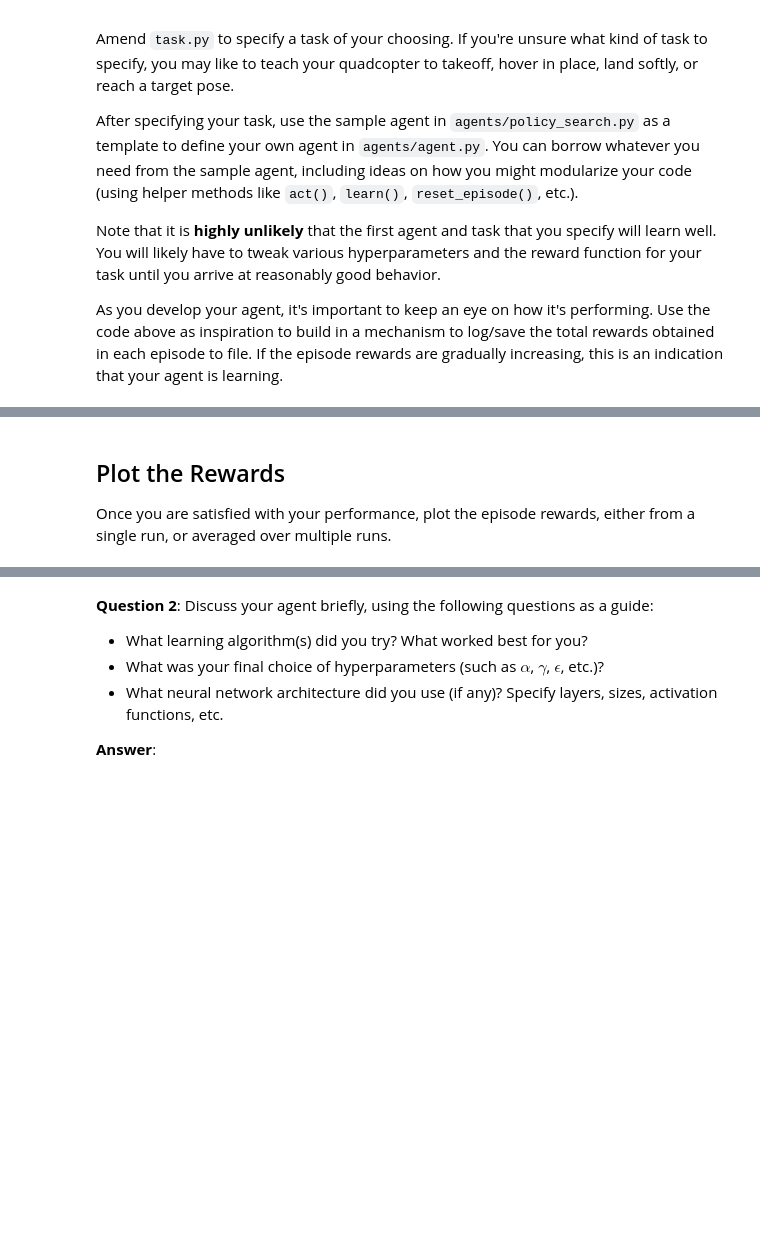
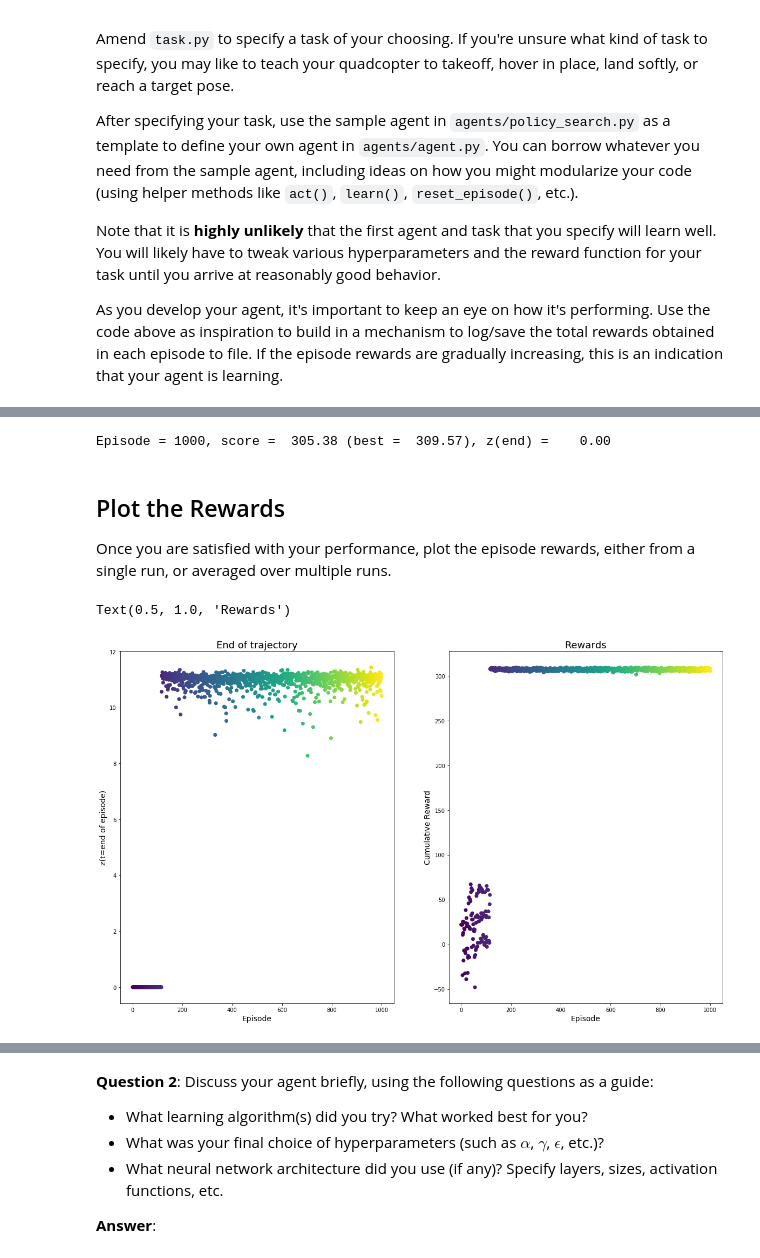
Before and after one commit to corasantos/Udacity-ML-Engineer-Nanodegree, a Jupyter notebook: Reinforcement Learning - Quadcopter/Quadcopter_Project.ipynb, the cells around one changed output, grey strips where cells are left out. Cells and saved outputs as stored; diff of their text form; code cells hidden in the pictures; blank space fills up the shorter version.

Commit message:
Updating task(z) and DDPG

```diff
--- a/Reinforcement Learning - Quadcopter/Quadcopter_Project.ipynb
+++ b/Reinforcement Learning - Quadcopter/Quadcopter_Project.ipynb
@@ -390,0 +236,39 @@ As you develop your agent, it's important to keep an eye on how it's performing.
+# %%
+num_episodes = 3
+target_pos = np.array([0., 0., 10.])
+#task = Task(target_pos=target_pos)
+#agent = DDPG(task)
+
+# For the output dataframe
+labels = ['episode','time', 'reward', 'x', 'y', 'z', 'phi', 'theta', 'psi', 'x_velocity',
+          'y_velocity', 'z_velocity', 'phi_velocity', 'theta_velocity',
+          'psi_velocity', 'rotor_speed1', 'rotor_speed2', 'rotor_speed3', 'rotor_speed4']
+results_aux = {x : [] for x in labels}
+
+for i_episode in range(1, num_episodes+1):
+    state = agent.reset_episode() # start a new episode
+    rewards = []
+    while True:
+        rotor_speeds = agent.act(state)
+        next_state, reward, done = task.step(rotor_speeds)
+        agent.step(rotor_speeds, reward, next_state, done)
+        state = next_state
+
+        # Saves results into a dataframe
+        to_save = [i_episode] + [task.sim.time] + [agent.score] + list(task.sim.pose) + list(task.sim.v) + list(task.sim.angular_v) + list(rotor_speeds)
+        for ii in range(len(labels)):
+            results_aux[labels[ii]].append(to_save[ii])
+
+        if done:
+            print("\rEpisode = {:4d}, score = {:7.2f} (best = {:7.2f}), z(end) = {:7.2f}".format(
+                i_episode, agent.score, agent.best_score,task.sim.pose[2]), end="")
+
+            rewards.append(agent.score)
+
+            break
+    sys.stdout.flush()
+
+
+print("\rEpisode = {:4d}, score = {:7.2f} (best = {:7.2f})".format(1000,305.38,309.57,end=""))
+# %% [output]
+Episode = 1000, score =  305.38 (best =  309.57), z(end) =    0.00
@@ -396,0 +290,35 @@ Once you are satisfied with your performance, plot the episode rewards, either f
+# %%
+results = pd.read_csv('z-zdot_angular.csv')
+
+episodeend = results[['episode','time']].groupby('episode').agg('max')
+episodeend = episodeend.reset_index(drop=False)
+
+results = pd.merge(results,
+                   episodeend,
+                   right_on=['episode','time'],
+                   left_on=['episode','time'],
+                   how='inner')
+
+fig = plt.figure(figsize=(20,12))
+ax = fig.add_subplot(121)
+ax.scatter(results['episode'],
+           results['z'],
+           c=cm.viridis(np.arange(0,len(results['episode']))/len(results['episode'])))
+ax.set_ylabel('z(t=end of episode)',fontsize=14)
+ax.set_xlabel('Episode',fontsize=14)
+ax.set_title('End of trajectory',fontsize=18)
+
+ax = fig.add_subplot(122)
+ax = plt.gca()
+ax.scatter(results['episode'],
+           results['reward'],
+           c=cm.viridis(np.arange(0,len(results['episode']))/len(results['episode'])))
+ax.scatter(results['episode'][results['z']>100],
+           results['reward'][results['z']>100],
+           marker='*',s=50)
+ax.set_ylabel('Cumulative Reward',fontsize=14)
+ax.set_xlabel('Episode',fontsize=14)
+ax.set_title('Rewards',fontsize=18)
+# %% [output]
+Text(0.5, 1.0, 'Rewards')
+[figure, added]
```
Also changed, not shown: parts of 24 cells of this notebook, 3 other files.
